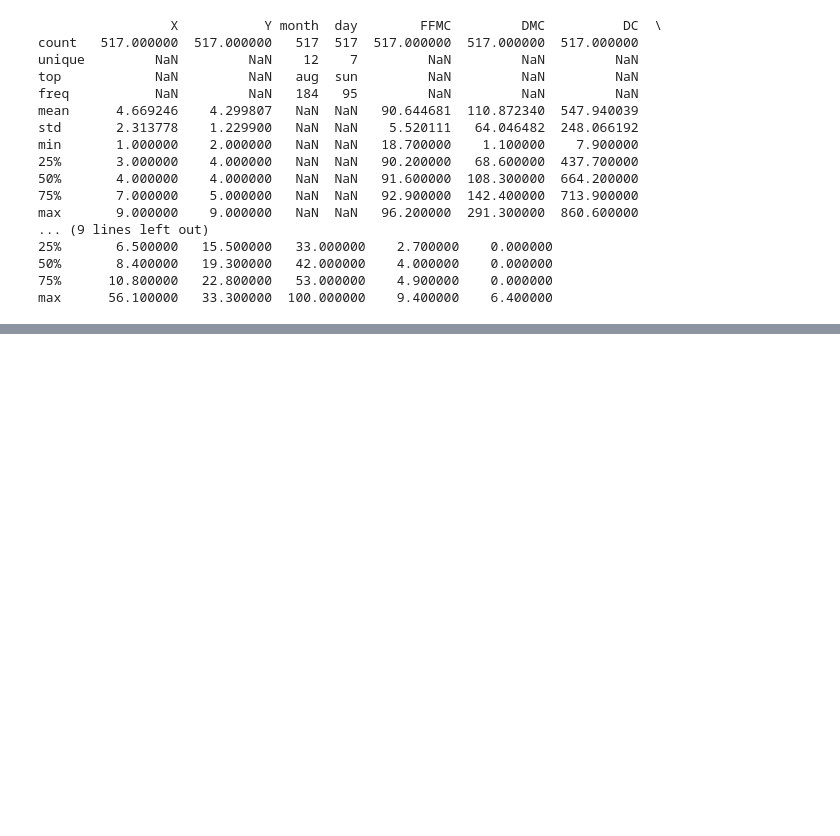
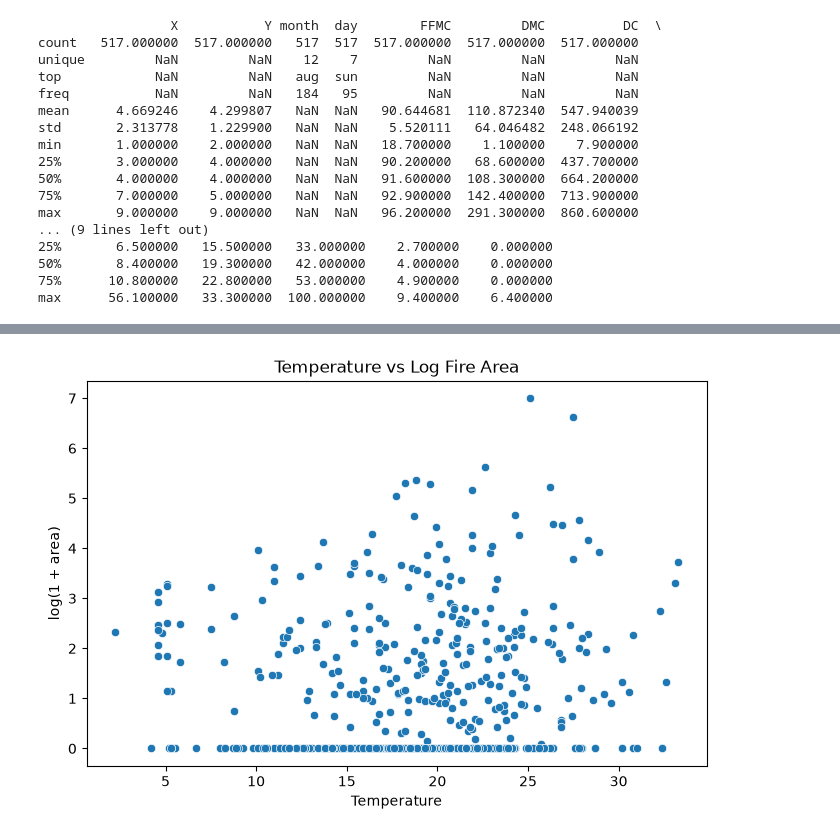
Before and after one commit to donjuel003/Forest-Fires, a Jupyter notebook: Forest Fires Prevention.ipynb, the cells around one changed output, grey strips where cells are left out. Saved outputs shown, nothing was run; the diff lists cells and outputs as text; code cells hidden in the pictures; blank space fills up the shorter version.

```diff
--- a/Forest Fires Prevention.ipynb
+++ b/Forest Fires Prevention.ipynb
@@ -146,0 +301,16 @@ max    1090.840000
+# %%
+# Temperature vs Log Fire Area
+plt.figure(figsize=(8, 5))
+
+sns.scatterplot(
+    data=df,
+    x="temp",
+    y="log_area"
+)
+
+plt.title("Temperature vs Log Fire Area")
+plt.xlabel("Temperature")
+plt.ylabel("log(1 + area)")
+plt.show()
+# %% [output]
+[figure, added]
```
Also changed, not shown: parts of 23 cells of this notebook.
